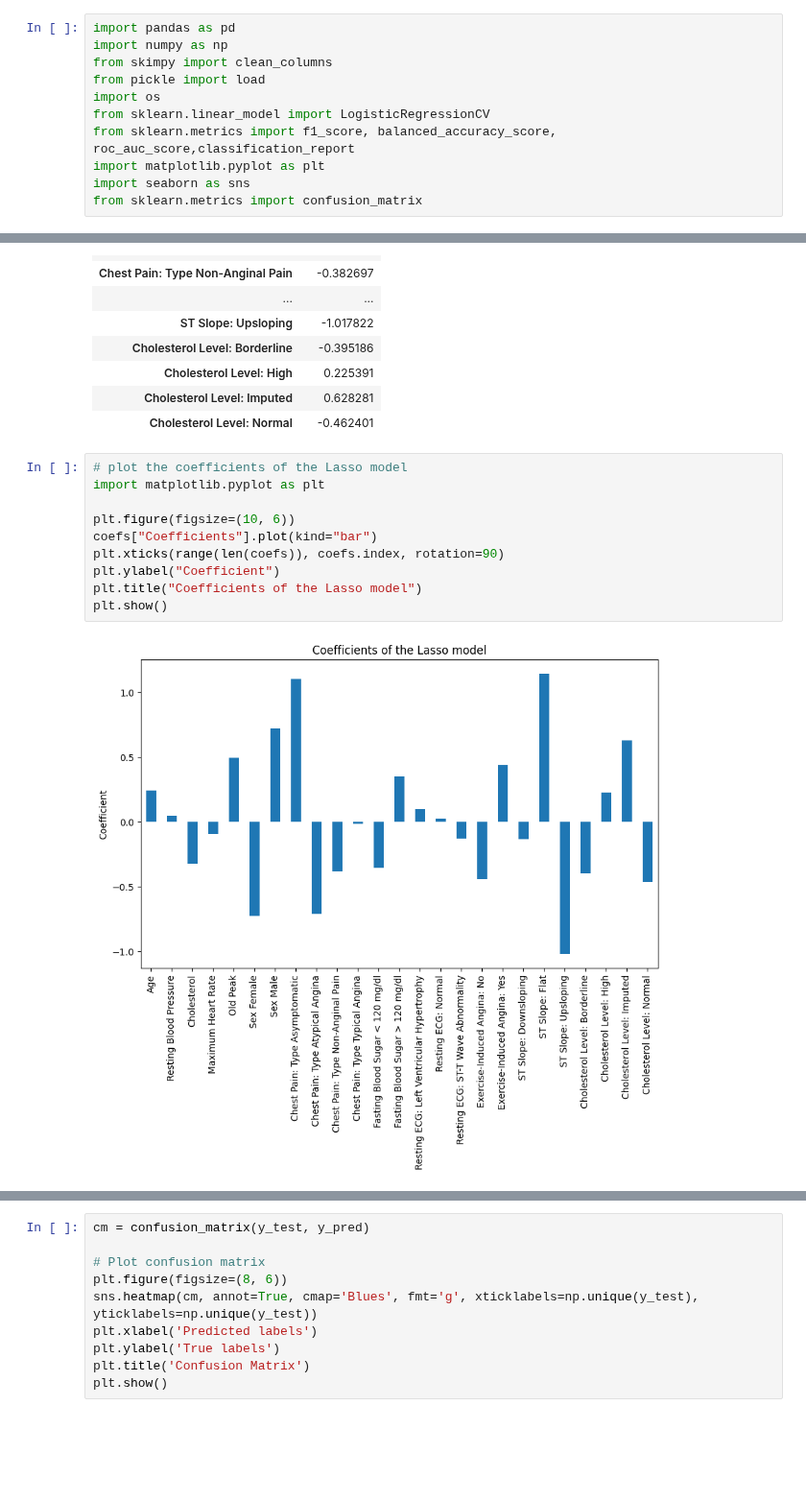
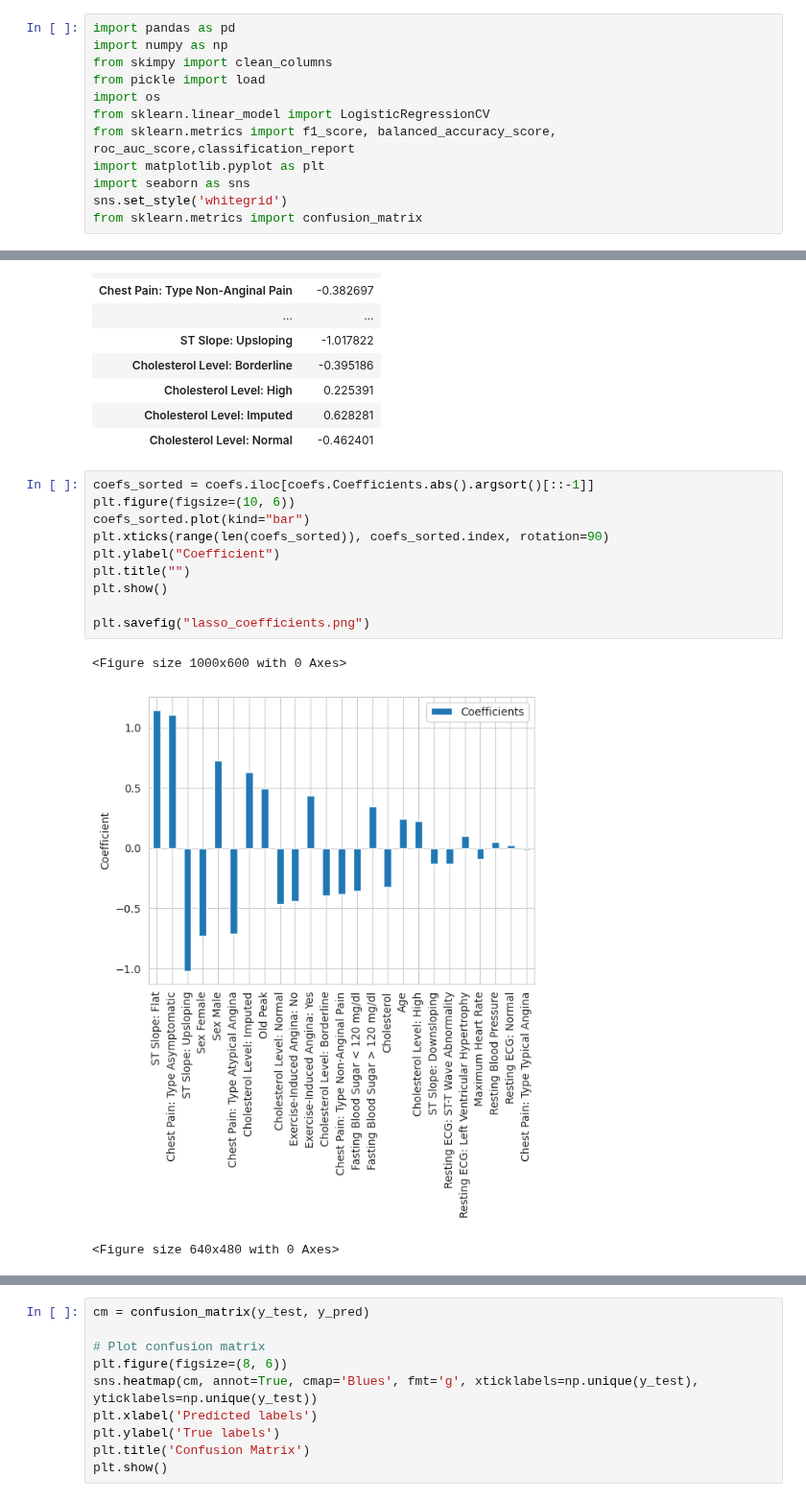
Before and after one commit to JHSchlegel/ML4Healthcare, a Jupyter notebook: project1/task1/logistic_lasso.ipynb, the cells around one changed output, grey strips where cells are left out. Shown at 96% size. Cells and saved outputs as stored; diff of their text form; blank space fills up the shorter version.

Commit message:
cleaned plots in logistic_lasso.ipynb

```diff
--- a/project1/task1/logistic_lasso.ipynb
+++ b/project1/task1/logistic_lasso.ipynb
@@ -8,6 +8,7 @@ from sklearn.linear_model import LogisticRegressionCV
 from sklearn.metrics import f1_score, balanced_accuracy_score, roc_auc_score,classification_report
 import matplotlib.pyplot as plt
 import seaborn as sns
+sns.set_style('whitegrid')
 from sklearn.metrics import confusion_matrix
 # %%
 ## Load the training and validation data
@@ -177,17 +178,19 @@ coefs
 | Cholesterol Level: Imputed | 0.628281 |
 | Cholesterol Level: Normal | -0.462401 |
 # %%
-# plot the coefficients of the Lasso model
-import matplotlib.pyplot as plt
+coefs_sorted = coefs.iloc[coefs.Coefficients.abs().argsort()[::-1]]
+plt.figure(figsize=(10, 6))
+coefs_sorted.plot(kind="bar")
+plt.xticks(range(len(coefs_sorted)), coefs_sorted.index, rotation=90)
+plt.ylabel("Coefficient")
+plt.title("")
+plt.show()
 
-plt.figure(figsize=(10, 6))
-coefs["Coefficients"].plot(kind="bar")
-plt.xticks(range(len(coefs)), coefs.index, rotation=90)
-plt.ylabel("Coefficient")
-plt.title("Coefficients of the Lasso model")
-plt.show()
+plt.savefig("lasso_coefficients.png")
 # %% [output]
+<Figure size 1000x600 with 0 Axes>
-[figure, old version]
+[figure, new version]
+<Figure size 640x480 with 0 Axes>
 # %%
 # plot roc curve
 from sklearn.metrics import roc_curve
```
Also changed, not shown: parts of 3 cells of this notebook.
